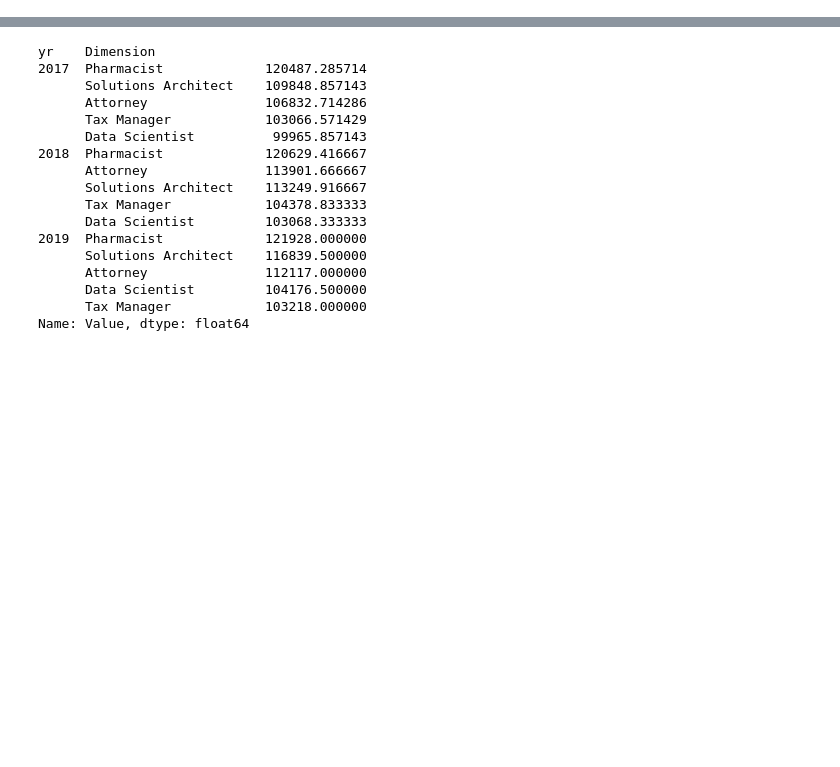
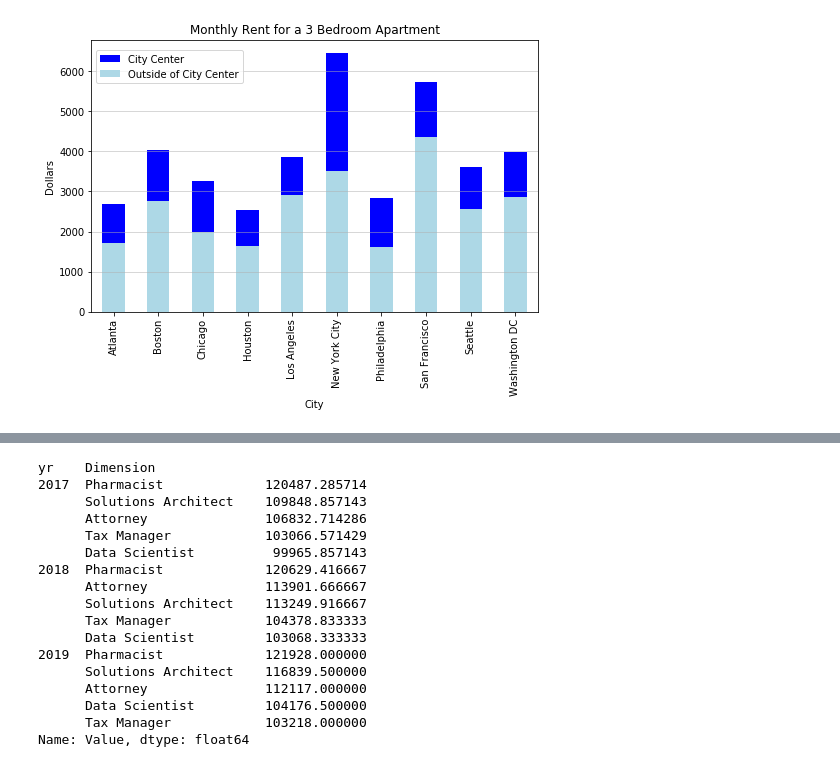
Before and after one commit to cinhui/project_one, a Jupyter notebook: data_exploration_charts.ipynb, the cells around one changed output, grey strips where cells are left out. Cells and saved outputs as stored; diff of their text form; code cells hidden in the pictures; blank space fills up the shorter version.

```diff
--- a/data_exploration_charts.ipynb
+++ b/data_exploration_charts.ipynb
@@ -151,0 +99,18 @@ top_five = glassdoor_job_title_df.groupby(["Metro","yr"]).apply(lambda x: (x.gro
+# %%
+# Monthly Rent for a 3 Bedroom Apartment in the ten cities
+plt.figure(figsize=(8,5))
+ax = plt.gca()
+cost_of_living_df.plot(kind='bar',y='Apartment (3 bedrooms) in City Centre',
+                       label='City Center', color='b',ax=ax)
+cost_of_living_df.plot(kind='bar',y='Apartment (3 bedrooms) Outside of Centre',
+                       label="Outside of City Center", color='lightblue',ax=ax)
+plt.xlabel("City")
+plt.ylabel("Dollars")
+plt.legend(loc='center left', bbox_to_anchor=(0, 0.9))
+ax.yaxis.grid(linewidth=0.5)
+title = "Monthly Rent for a 3 Bedroom Apartment"
+plt.title(title)
+plt.savefig(f"{output_folder}/{title}.png", dpi=300, bbox_inches="tight")
+plt.show()
+# %% [output]
+[figure, added]
```
Also changed, not shown: parts of 66 cells of this notebook.
